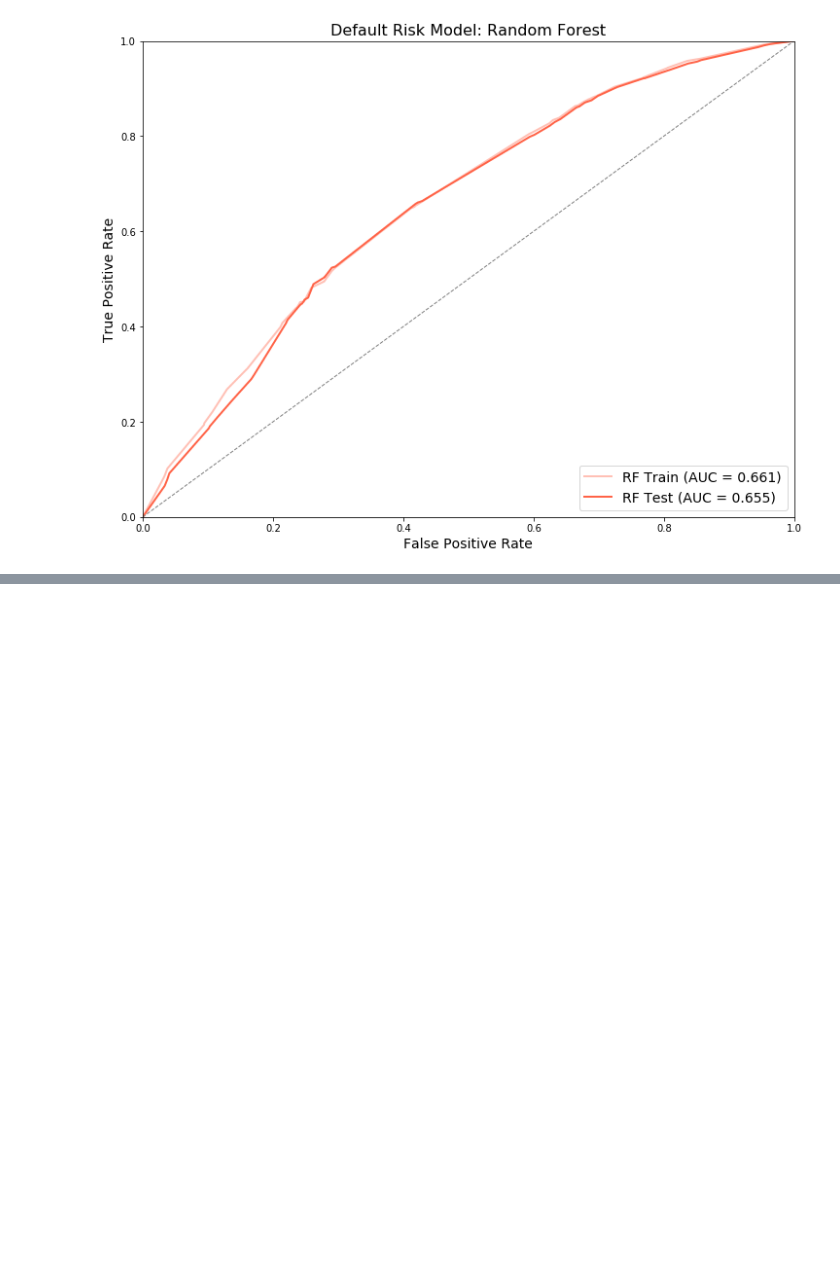
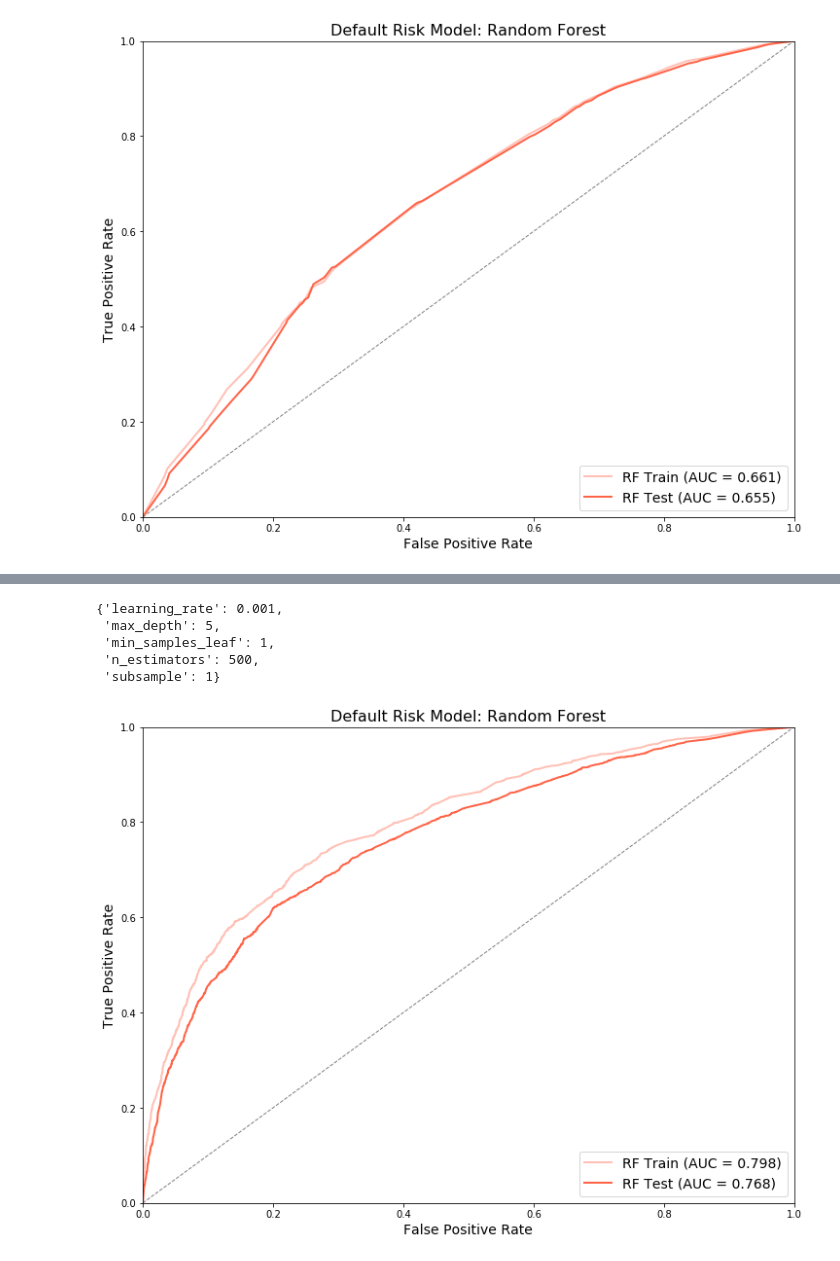
Before and after one commit to jonatronblah/python, a Jupyter notebook: assignments/python assignment 2.ipynb, the cells around one changed output, grey strips where cells are left out. Cells and saved outputs as stored; diff of their text form; code cells hidden in the pictures; blank space fills up the shorter version.

```diff
--- a/assignments/python assignment 2.ipynb
+++ b/assignments/python assignment 2.ipynb
@@ -42,7 +42,7 @@ boost = GradientBoostingClassifier()
 
 param_grid = {'n_estimators': [50, 100, 200], 'learning_rate': [0.05, 0.1, 0.2], 'max_depth': [1, 3, 5], 'min_samples_leaf': [0.5, 1, 2], 'subsample': [0.25, 0.5, 1]}
 
-boost_rs = RandomizedSearchCV(boost, param_grid, cv=3, verbose=2, n_iter=2, n_jobs=-1, random_state=314)
+boost_rs = RandomizedSearchCV(boost, param_grid, cv=3, verbose=2, n_iter=2, n_jobs=1, random_state=314)
 
 boost_rs.fit(X_train, y_train)
 # %% [output]
@@ -95,3 +108,11 @@ plt.legend(loc='lower right', fontsize = 14)
 plt.show();
 # %% [output]
 [figure]
+# %%
+boost = GradientBoostingClassifier()
+
+param_grid = {'n_estimators': [200, 500, 1000], 'learning_rate': [.001, 0.025, 0.05], 'max_depth': [1, 3, 5], 'min_samples_leaf': [0.25, 0.5, 1], 'subsample': [1]}
+
+boost_rs = RandomizedSearchCV(boost, param_grid, cv=3, verbose=2, n_iter=2, n_jobs=1, random_state=314)
+
+boost_rs.fit(X_train, y_train)
@@ -97,0 +148,34 @@ plt.show();
+# %%
+boost_rs.best_params_
+# %% [output]
+{'learning_rate': 0.001,
+ 'max_depth': 5,
+ 'min_samples_leaf': 1,
+ 'n_estimators': 500,
+ 'subsample': 1}
+# %%
+boost_scores_train = boost_rs.predict_proba(X_train)[:, 1]
+boost_scores_test = boost_rs.predict_proba(X_test)[:, 1]
+
+boost_fpr_train, boost_tpr_train, _ = roc_curve(y_train, boost_scores_train)
+boost_fpr_test, boost_tpr_test, _ = roc_curve(y_test, boost_scores_test)
+
+plt.figure().set_size_inches(12, 9)
+
+plt.plot(boost_fpr_train, boost_tpr_train, color='tomato', lw=2, alpha = 0.4, linestyle = '-',
+         label='RF Train (AUC = %0.3f)' %roc_auc_score(y_train, boost_scores_train))
+
+plt.plot(boost_fpr_test, boost_tpr_test, color='tomato', lw=2, linestyle = '-',
+         label='RF Test (AUC = %0.3f)' %roc_auc_score(y_test, boost_scores_test))
+
+
+plt.plot([0, 1], [0, 1], color='gray', lw=1, linestyle='--')
+plt.xlim([0.0, 1.0])
+plt.ylim([0.0, 1.0])
+plt.xlabel('False Positive Rate', fontsize = 14)
+plt.ylabel('True Positive Rate', fontsize = 14)
+plt.title('Default Risk Model: Random Forest', fontsize = 16)
+plt.legend(loc='lower right', fontsize = 14)
+plt.show();
+# %% [output]
+[figure, added]
```
Also changed, not shown: parts of 3 cells of this notebook.
